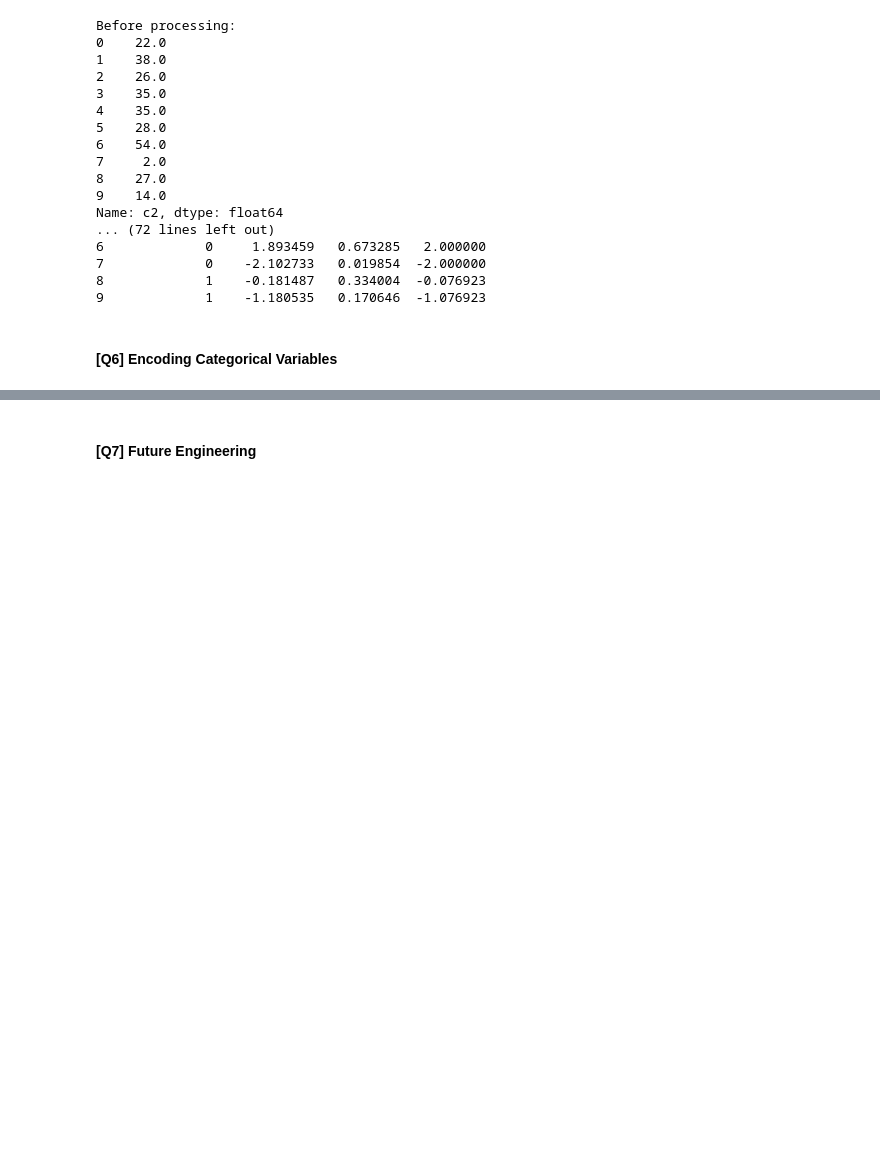
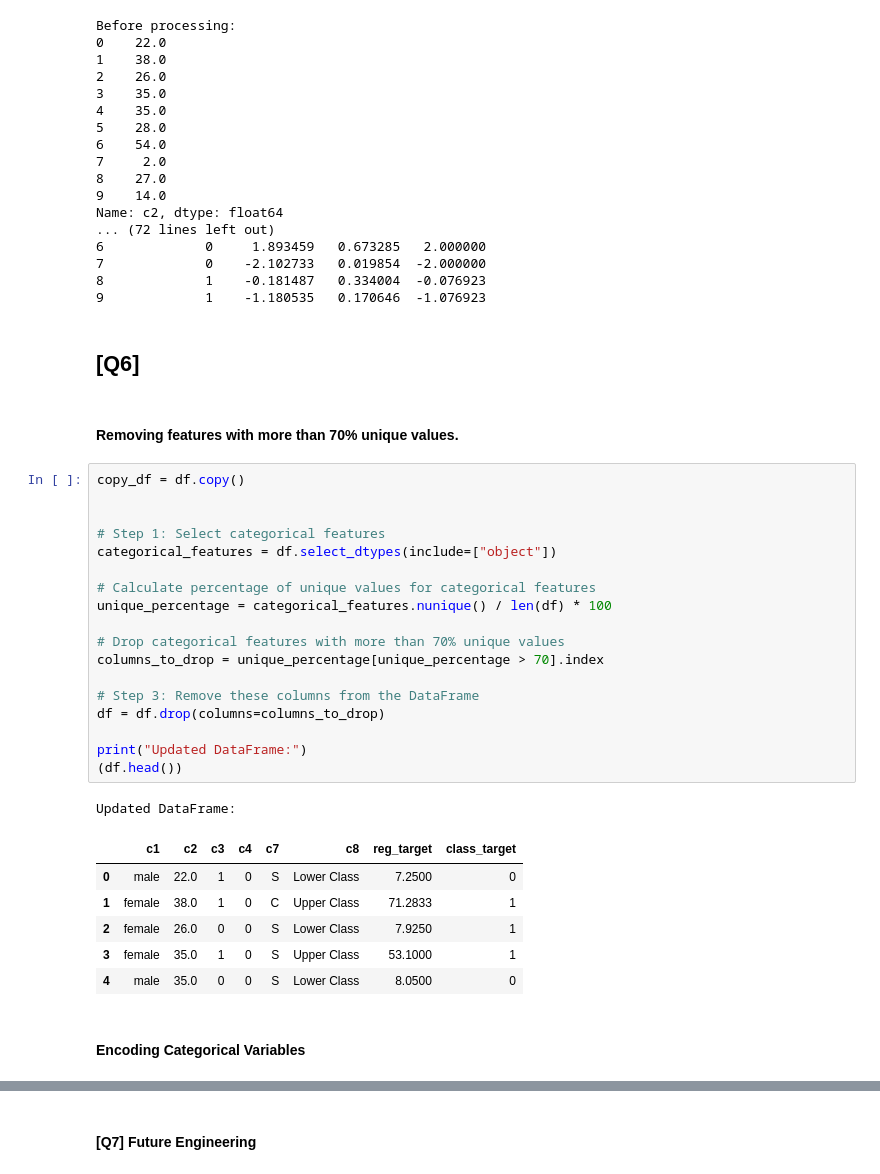
Before and after one commit to AnSloge/HKUST-COMP4211-Programming-Assignment-1, a Jupyter notebook: analysis.ipynb, the cells around one changed output, grey strips where cells are left out. Cells and saved outputs as stored; diff of their text form; blank space fills up the shorter version.

```diff
--- a/analysis.ipynb
+++ b/analysis.ipynb
@@ -387,5 +390,35 @@ Name: c2, dtype: float64
 7             0    -2.102733   0.019854  -2.000000
 8             1    -0.181487   0.334004  -0.076923
 9             1    -1.180535   0.170646  -1.076923
+# %% [markdown]
+## [Q6]
+# %% [markdown]
+#### Removing features with more than 70% unique values.
+# %%
+copy_df = df.copy()
+
+
+# Step 1: Select categorical features
+categorical_features = df.select_dtypes(include=["object"])
+
+# Calculate percentage of unique values for categorical features
+unique_percentage = categorical_features.nunique() / len(df) * 100
+
+# Drop categorical features with more than 70% unique values
+columns_to_drop = unique_percentage[unique_percentage > 70].index
+
+# Step 3: Remove these columns from the DataFrame
+df = df.drop(columns=columns_to_drop)
+
+print("Updated DataFrame:")
+(df.head())
+# %% [output]
+Updated DataFrame:
+|  | c1 | c2 | c3 | c4 | c7 | c8 | reg_target | class_target |
+| 0 | male | 22.0 | 1 | 0 | S | Lower Class | 7.2500 | 0 |
+| 1 | female | 38.0 | 1 | 0 | C | Upper Class | 71.2833 | 1 |
+| 2 | female | 26.0 | 0 | 0 | S | Lower Class | 7.9250 | 1 |
+| 3 | female | 35.0 | 1 | 0 | S | Upper Class | 53.1000 | 1 |
+| 4 | male | 35.0 | 0 | 0 | S | Lower Class | 8.0500 | 0 |
 # %% [markdown]
-#### [Q6] Encoding Categorical Variables
+#### Encoding Categorical Variables
```
Also changed, not shown: parts of 18 cells of this notebook.
